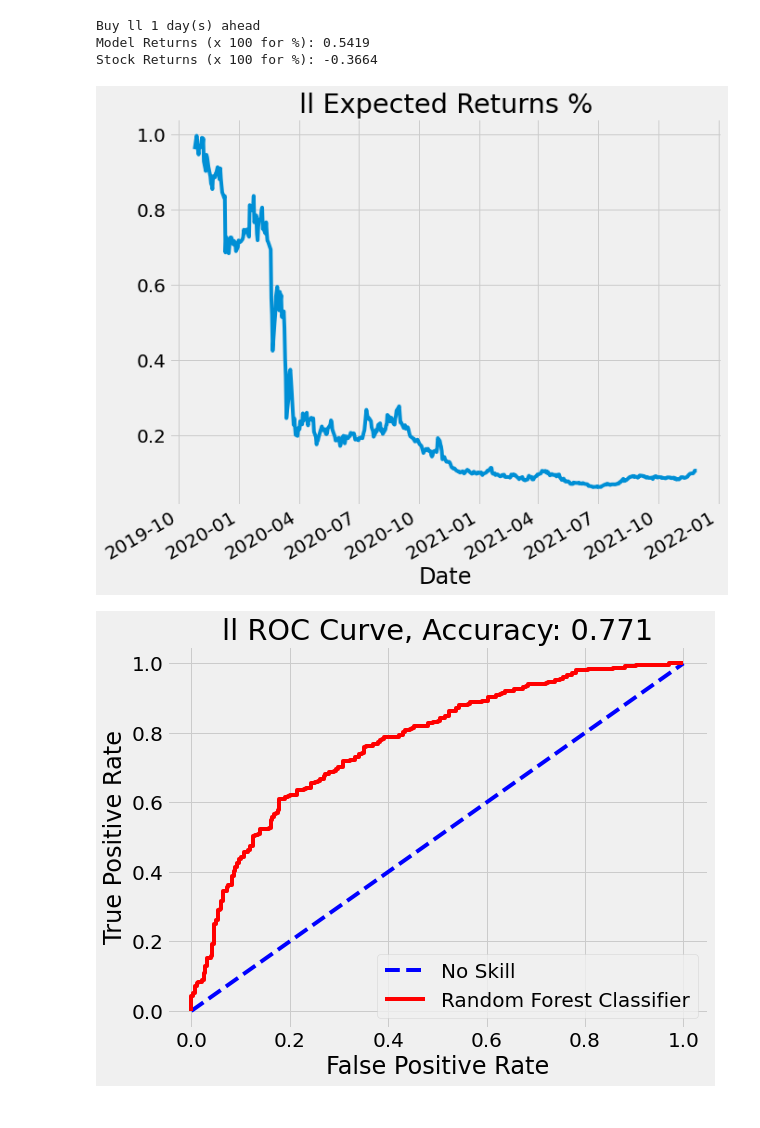
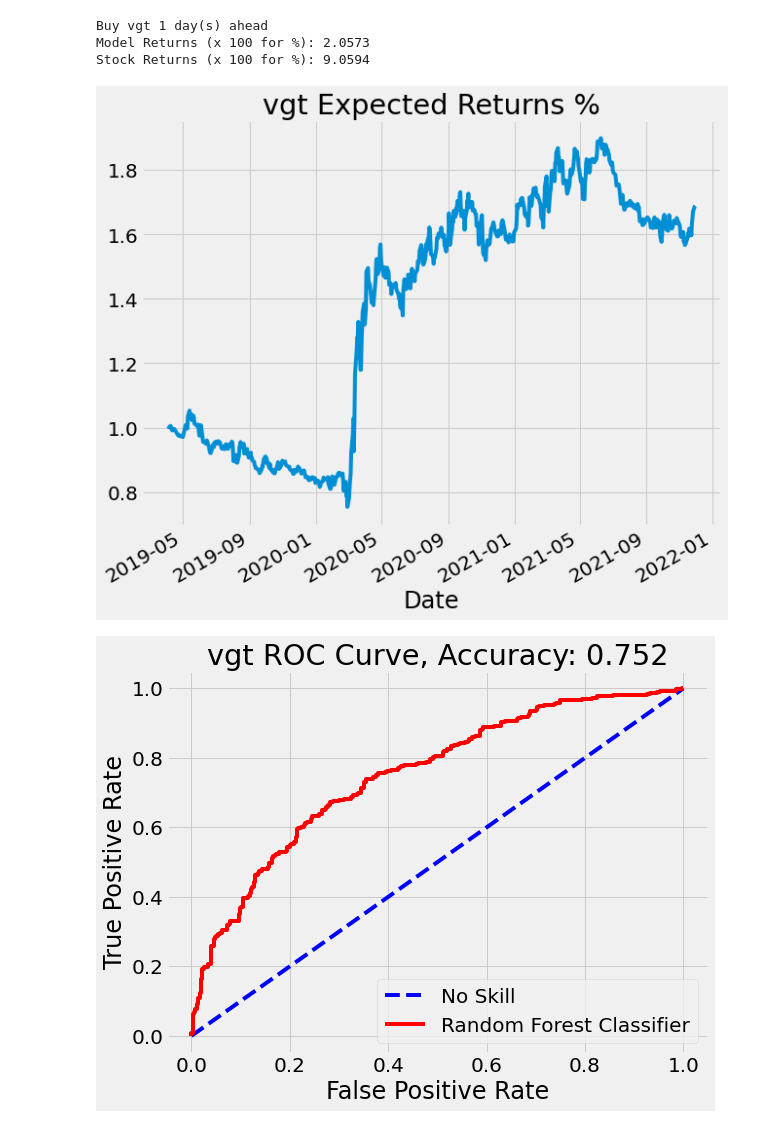
Before and after one commit to yuchild/next_n_day_stock_prediction_simple, a Jupyter notebook: testing.ipynb, the cells around one changed output. Drawn from its saved outputs; the diff is of its cells as text; code cells hidden in the pictures.

```diff
--- a/testing.ipynb
+++ b/testing.ipynb
@@ -208,14 +194,14 @@ Current Time:  14:43:41
 # %%
-stock_name = 'll'
+stock_name = 'vgt'
 fn.all_func(stock_name
            , start_dates[stock_name]
            , days_ahead = 1
            , model_name = model_name
            , days_back = 1
           )
 # %% [output]
-Buy ll 1 day(s) ahead
-Model Returns (x 100 for %): 0.5419
-Stock Returns (x 100 for %): -0.3664
+Buy vgt 1 day(s) ahead
+Model Returns (x 100 for %): 2.0573
+Stock Returns (x 100 for %): 9.0594
-[figure, old version]
+[figure, new version]
-[figure, old version]
+[figure, new version]
```
Also changed, not shown: parts of 5 cells of this notebook, 45 other files.
